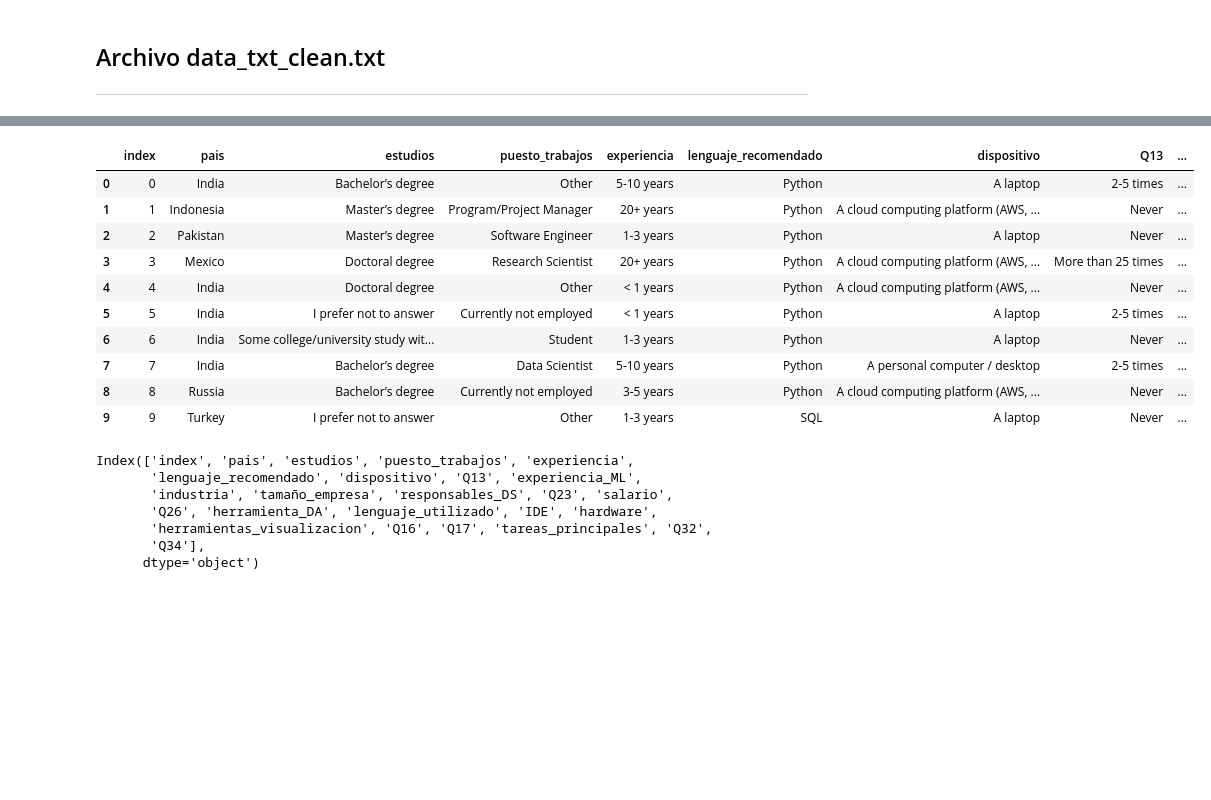
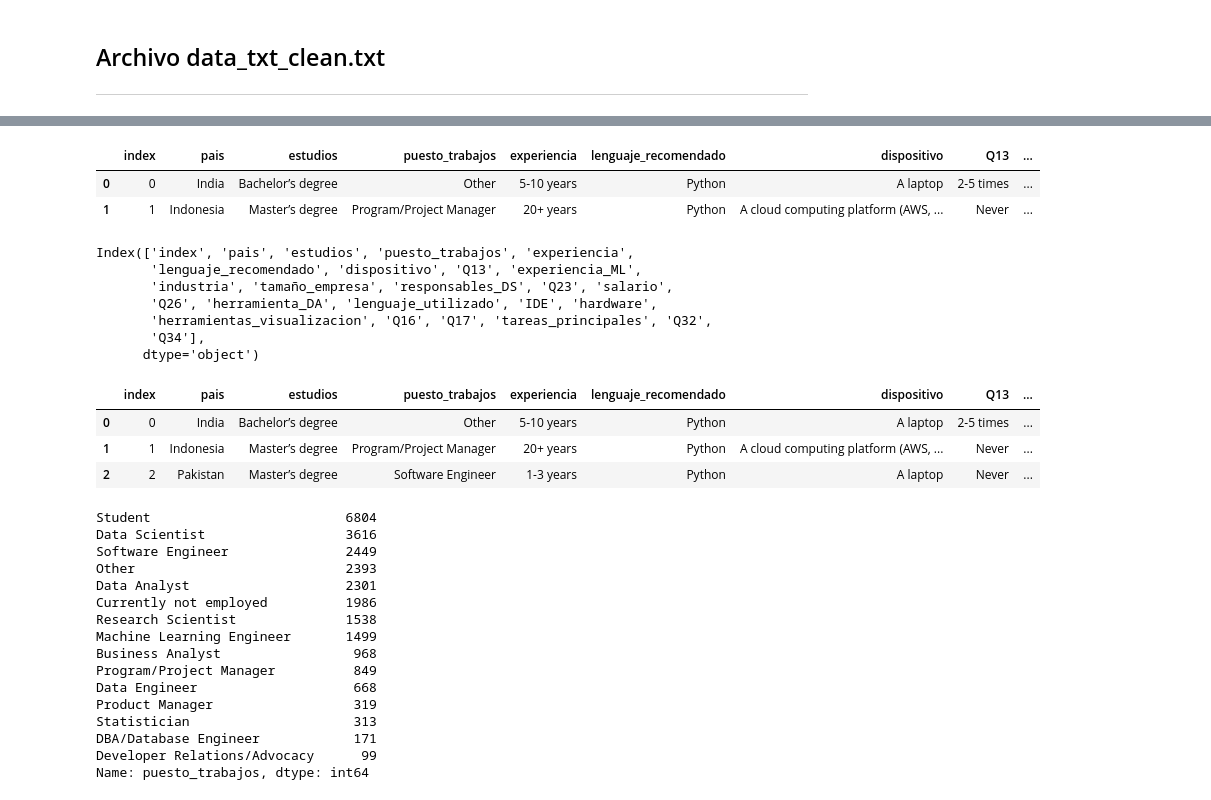
Before and after one commit to paulafuenteg/Kaggle-DS-ML-Survey, a Jupyter notebook: Archivos/apertura_archivos.ipynb, the cells around one changed output, grey strips where cells are left out. Saved outputs shown, nothing was run; the diff lists cells and outputs as text; code cells hidden in the pictures; blank space fills up the shorter version.

```diff
--- a/Archivos/apertura_archivos.ipynb
+++ b/Archivos/apertura_archivos.ipynb
@@ -257,19 +257,11 @@ dtype: float64
 columnas_nuevas ={'Q3':'pais','Q4':'estudios','Q5':'puesto_trabajos','Q6':'experiencia','Q7':'lenguaje_utilizado','Q8':'lenguaje_recomendado','Q9':'IDE','Q11':'dispositivo','Q12':'hardware','Q14':'herramientas_visualizacion','Q15':'experiencia_ML','Q20':'industria','Q21':'tamaño_empresa','Q22':'responsables_DS','Q24':'tareas_principales','Q25':'salario','Q41':'herramienta_DA'}
 # %%
 data_txt.rename(columns = columnas_nuevas,inplace = True) # renombrara las columnas
-data_txt.head(10)
+data_txt.head(2)
 # %% [output]
 |  | index | pais | estudios | puesto_trabajos | experiencia | lenguaje_recomendado | dispositivo | Q13 | ... |
 | 0 | 0 | India | Bachelor’s degree | Other | 5-10 years | Python | A laptop | 2-5 times | ... |
 | 1 | 1 | Indonesia | Master’s degree | Program/Project Manager | 20+ years | Python | A cloud computing platform (AWS, ... | Never | ... |
-| 2 | 2 | Pakistan | Master’s degree | Software Engineer | 1-3 years | Python | A laptop | Never | ... |
-| 3 | 3 | Mexico | Doctoral degree | Research Scientist | 20+ years | Python | A cloud computing platform (AWS, ... | More than 25 times | ... |
-| 4 | 4 | India | Doctoral degree | Other | < 1 years | Python | A cloud computing platform (AWS, ... | Never | ... |
-| 5 | 5 | India | I prefer not to answer | Currently not employed | < 1 years | Python | A laptop | 2-5 times | ... |
-| 6 | 6 | India | Some college/university study wit... | Student | 1-3 years | Python | A laptop | Never | ... |
-| 7 | 7 | India | Bachelor’s degree | Data Scientist | 5-10 years | Python | A personal computer / desktop | 2-5 times | ... |
-| 8 | 8 | Russia | Bachelor’s degree | Currently not employed | 3-5 years | Python | A cloud computing platform (AWS, ... | Never | ... |
-| 9 | 9 | Turkey | I prefer not to answer | Other | 1-3 years | SQL | A laptop | Never | ... |
 # %%
 data_txt.drop(['Q33','Q35'], axis = 1, inplace = True) # borramos las columnas Q33 y Q35
 # %%
@@ -282,3 +274,29 @@ Index(['index', 'pais', 'estudios', 'puesto_trabajos', 'experiencia',
        'herramientas_visualizacion', 'Q16', 'Q17', 'tareas_principales', 'Q32',
        'Q34'],
       dtype='object')
+# %%
+data_txt.head(3)
+# %% [output]
+|  | index | pais | estudios | puesto_trabajos | experiencia | lenguaje_recomendado | dispositivo | Q13 | ... |
+| 0 | 0 | India | Bachelor’s degree | Other | 5-10 years | Python | A laptop | 2-5 times | ... |
+| 1 | 1 | Indonesia | Master’s degree | Program/Project Manager | 20+ years | Python | A cloud computing platform (AWS, ... | Never | ... |
+| 2 | 2 | Pakistan | Master’s degree | Software Engineer | 1-3 years | Python | A laptop | Never | ... |
+# %%
+data_txt['puesto_trabajos'].value_counts()
+# %% [output]
+Student                         6804
+Data Scientist                  3616
+Software Engineer               2449
+Other                           2393
+Data Analyst                    2301
+Currently not employed          1986
+Research Scientist              1538
+Machine Learning Engineer       1499
+Business Analyst                 968
+Program/Project Manager          849
+Data Engineer                    668
+Product Manager                  319
+Statistician                     313
+DBA/Database Engineer            171
+Developer Relations/Advocacy      99
+Name: puesto_trabajos, dtype: int64
```
Also changed, not shown: parts of 12 cells of this notebook.
